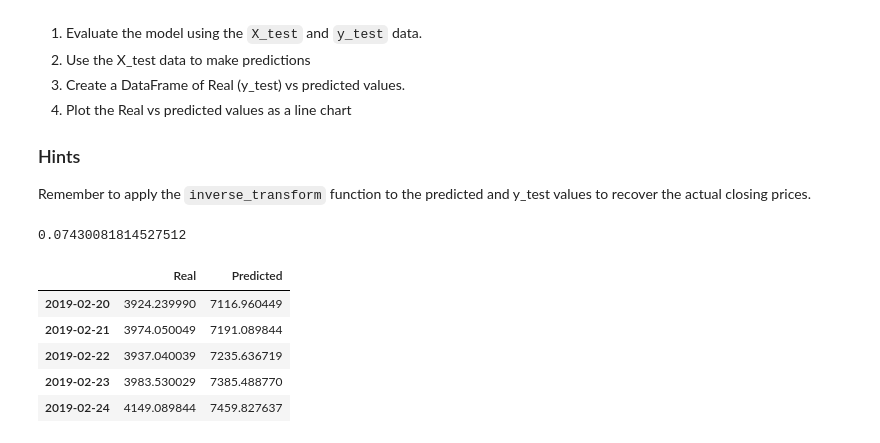
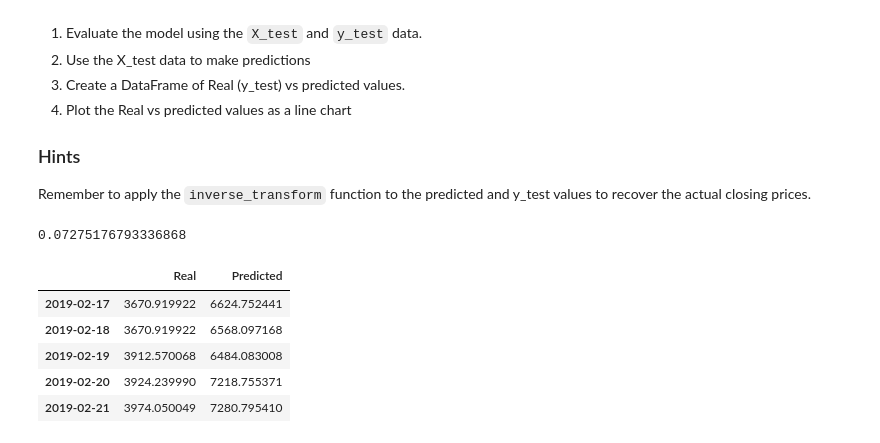
Before and after one commit to klleung72781/fintech_bootcamp, a Jupyter notebook: python-homework/14-Deep-Learning/Instructions/Starter_Code/lstm_stock_predictor_fng.ipynb, the cells around one changed output. Drawn from its saved outputs; the diff is of its cells as text; code cells hidden in the pictures.

```diff
--- a/python-homework/14-Deep-Learning/Instructions/Starter_Code/lstm_stock_predictor_fng.ipynb
+++ b/python-homework/14-Deep-Learning/Instructions/Starter_Code/lstm_stock_predictor_fng.ipynb
@@ -95,7 +95,7 @@ def window_data(df, window, feature_col_number, target_col_number):
 # %%
 # Predict Closing Prices using a 10 day window of previous fng values
 # Then, experiment with window sizes anywhere from 1 to 10 and see how the model performance changes
-window_size = 10
+window_size = 1
 
 # Column index 0 is the 'fng_value' column
 # Column index 1 is the `Close` column
@@ -193,7 +193,7 @@ _________________________________________________________________
 # Experiement with the batch size, but a smaller batch size is recommended
 
 epoch_count = 10
-batch_size = 50
+batch_size = 10
 
 model.fit(X_train, y_train, epochs=epoch_count, shuffle=False, batch_size=batch_size, verbose=1)
 # %% [output]
@@ -237,7 +237,7 @@ Remember to apply the `inverse_transform` function to the predicted and y_test v
 # Evaluate the model
 model.evaluate(X_test, y_test, verbose=0)
 # %% [output]
-0.07430081814527512
+0.07275176793336868
 # %%
 # Make some predictions
 predicted = model.predict(X_test)
@@ -247,17 +247,17 @@ predicted_prices = mmscaler.inverse_transform(predicted)
 real_prices = mmscaler.inverse_transform(y_test.reshape(-1, 1))
 # %%
 # Create a DataFrame of Real and Predicted values
-stocks = pd.DataFrame({
+compare = pd.DataFrame({
     "Real": real_prices.ravel(),
     "Predicted": predicted_prices.ravel()
 }, index = df.index[-len(real_prices): ])
-stocks.head()
+compare.head()
 # %% [output]
 |  | Real | Predicted |
-| 2019-02-20 | 3924.239990 | 7116.960449 |
-| 2019-02-21 | 3974.050049 | 7191.089844 |
-| 2019-02-22 | 3937.040039 | 7235.636719 |
-| 2019-02-23 | 3983.530029 | 7385.488770 |
-| 2019-02-24 | 4149.089844 | 7459.827637 |
+| 2019-02-17 | 3670.919922 | 6624.752441 |
+| 2019-02-18 | 3670.919922 | 6568.097168 |
+| 2019-02-19 | 3912.570068 | 6484.083008 |
+| 2019-02-20 | 3924.239990 | 7218.755371 |
+| 2019-02-21 | 3974.050049 | 7280.795410 |
 # %%
 # Plot the real vs predicted values as a line chart
```
Also changed, not shown: parts of 3 cells of this notebook, 4 other files.
